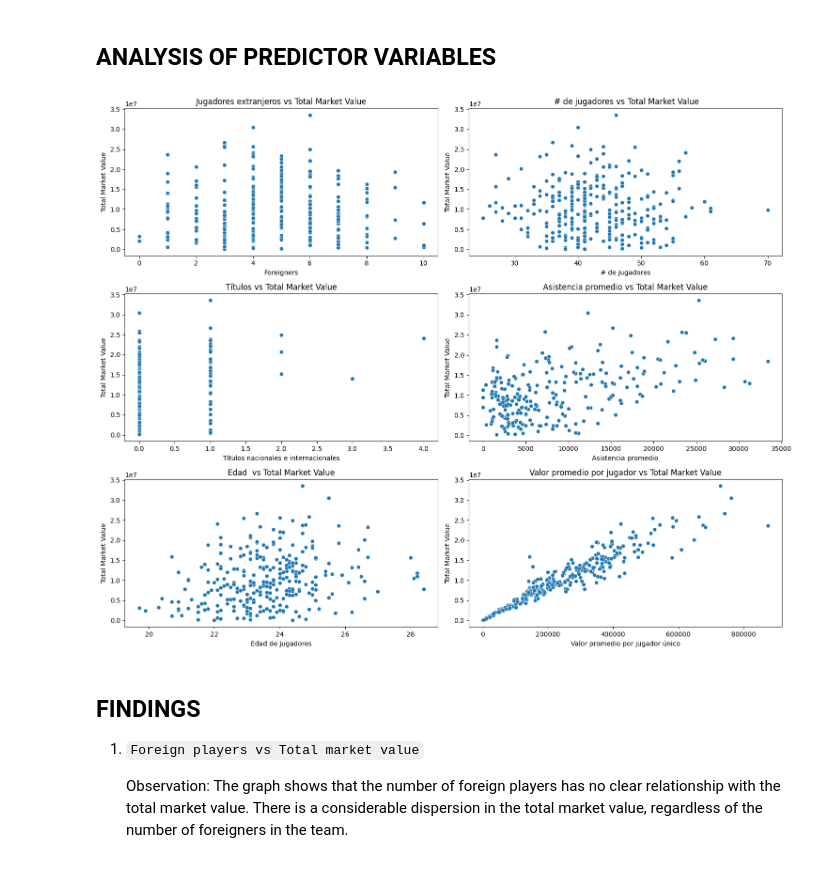
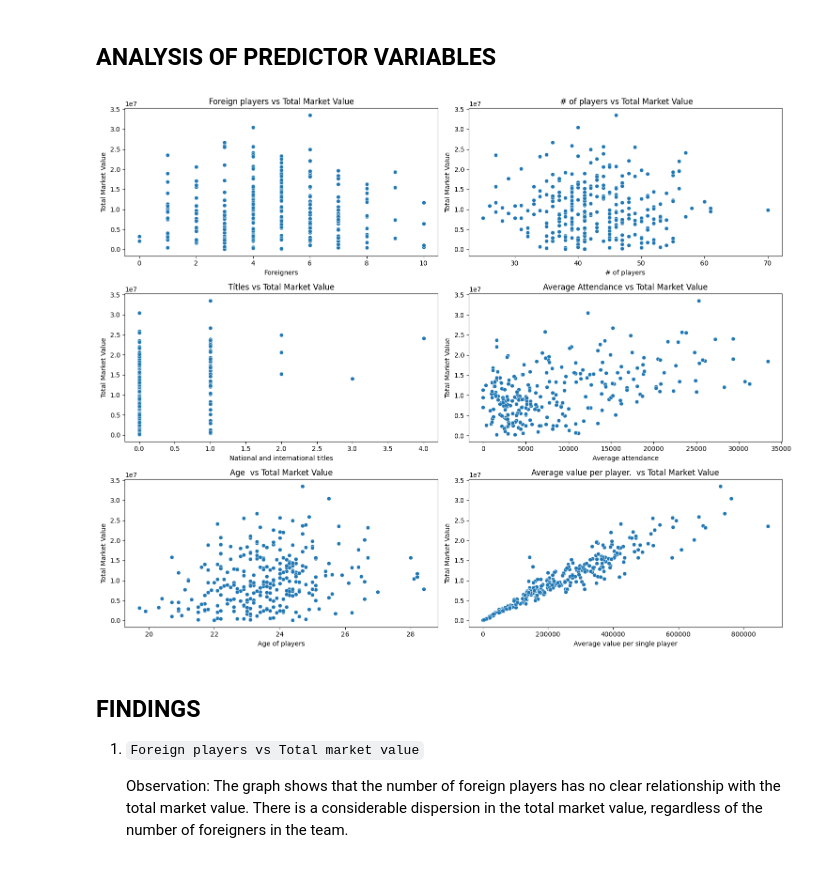
Before and after one commit to Eblasan71/Total_Market_Value, a Jupyter notebook: Total_Market_Value.ipynb, the cells around one changed output. Saved outputs shown, nothing was run; the diff lists cells and outputs as text; code cells hidden in the pictures.

```diff
--- a/Total_Market_Value.ipynb
+++ b/Total_Market_Value.ipynb
@@ -251,53 +251,53 @@ fig, axes = plt.subplots(3, 2, figsize=(15, 12))
 
 # Subplot 1 Scatter plot between Foreigners and total market value
 sns.scatterplot(x='foreigners', y='total market value', data=df_combined, ax=axes[0, 0])
-axes[0, 0].set_title('Jugadores extranjeros vs Total Market Value')
+axes[0, 0].set_title('Foreign players vs Total Market Value')
 axes[0, 0].set_xlabel('Foreigners')
 axes[0, 0].set_ylabel('Total Market Value')
 
 
 # Subplot 2 Scatterplot between Squad (number of players) and total market value
 sns.scatterplot(x='squad', y='total market value', data=df_combined, ax=axes[0, 1])
-axes[0, 1].set_title(' # de jugadores vs Total Market Value')
-axes[0, 1].set_xlabel('# de jugadores')
+axes[0, 1].set_title(' # of players vs Total Market Value')
+axes[0, 1].set_xlabel('# of players')
 axes[0, 1].set_ylabel('Total Market Value')
 
 
 # Subplot 3 Scatterplot between number of securities and total market value
-sns.scatterplot(x='titulos', y='total market value', data=df_combined, ax=axes[1, 0])
-axes[1, 0].set_title('Títulos vs Total Market Value')
-axes[1, 0].set_xlabel('Títulos nacionales e internacionales')
+sns.scatterplot(x='titles', y='total market value', data=df_combined, ax=axes[1, 0])
+axes[1, 0].set_title('Títles vs Total Market Value')
+axes[1, 0].set_xlabel('National and international titles')
 axes[1, 0].set_ylabel('Total Market Value')
 
 
 # Subplot # 4 Scatterplot between average stadium attendance and total market value
-sns.scatterplot(x='promedio asistencia', y='total market value', data=df_combined, ax=axes[1, 1])
-axes[1, 1].set_title('Asistencia promedio vs Total Market Value')
-axes[1, 1].set_xlabel('Asistencia promedio')
+sns.scatterplot(x='average attendance', y='total market value', data=df_combined, ax=axes[1, 1])
+axes[1, 1].set_title('Average Attendance vs Total Market Value')
+axes[1, 1].set_xlabel('Average attendance')
 axes[1, 1].set_ylabel('Total Market Value')
 
 
 # Subplot 5: Scatterplot between average player age and total market value
 sns.scatterplot(x='age', y='total market value', data=df_combined, ax=axes[2, 0])
-axes[2, 0].set_title('Edad  vs Total Market Value')
-axes[2, 0].set_xlabel('Edad de jugadores')
+axes[2, 0].set_title('Age  vs Total Market Value')
+axes[2, 0].set_xlabel('Age of players')
 axes[2, 0].set_ylabel('Total Market Value')
 
 # Subplot 6: Scatter plot between average value of each player and total market value.
 sns.scatterplot(x= 'market value', y ='total market value', data=df_combined, ax=axes[2,1])
-axes[2, 1].set_title('Valor promedio por jugador vs Total Market Value')
-axes[2, 1].set_xlabel('Valor promedio por jugador único')
+axes[2, 1].set_title('Average value per player.  vs Total Market Value')
+axes[2, 1].set_xlabel('Average value per single player')
 axes[2, 1].set_ylabel('Total Market Value')
 
 
 
 # Adjust subplots so that they do not overlap
 plt.tight_layout()
 
 # Display graphics
 plt.show()
 # %% [output]
-[figure, old version]
+[figure, new version]
 # %% [markdown]
 ## FINDINGS
 
```
Also changed, not shown: parts of 4 cells of this notebook.
